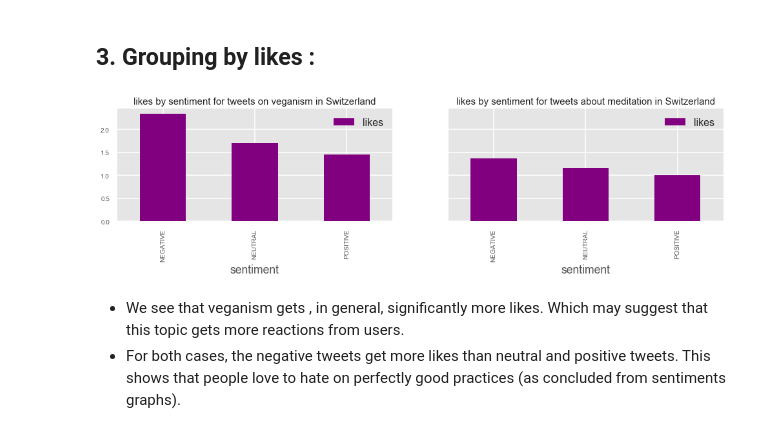
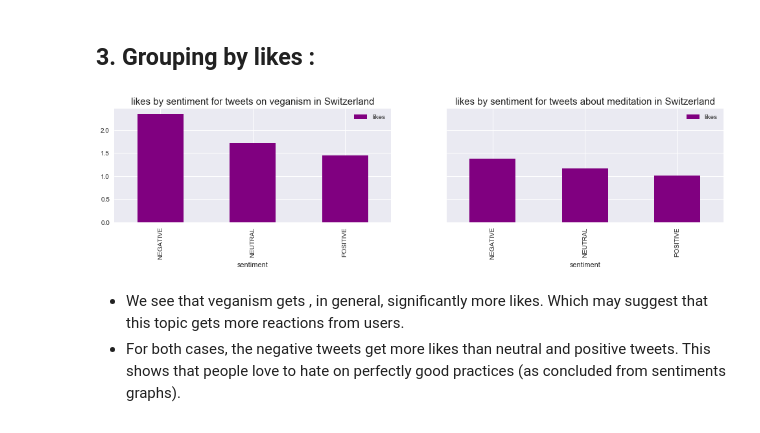
Before and after one commit to Firas11993/ada2017, a Jupyter notebook: Project/Project.ipynb, the cells around one changed output. Drawn from its saved outputs; the diff is of its cells as text; code cells hidden in the pictures.

```diff
--- a/Project/Project.ipynb
+++ b/Project/Project.ipynb
@@ -906,6 +909,6 @@ def barplots(dataframes, titles,figsize):
 dataframes=[[grouped_vegan,grouped_medit],[grouped_paleo,grouped_fast]]
 titles=[['Sentiments by year for veganism','Sentiments by year for meditation'],['Sentiments by year for paleo diet','Sentiments by year for intermittent fasting']]
 barplots(dataframes,titles,(15,10))
-plt.style.use('ggplot')
+plt.style.use('seaborn-deep')
 plt.show()
 # %% [output]
@@ -927,17 +930,17 @@ grouped_medit_likes=data_medit_swiss[['sentiment','likes']].groupby(['sentiment'
 # %%
 #Plots.
 fig, axes = plt.subplots(1,2, figsize=(15,3),sharey=True)
 
 titles=['likes by sentiment for tweets on veganism in Switzerland','likes by sentiment for tweets about meditation in Switzerland']
 grouped_vegan_likes.plot.bar(ax=axes[0],title=titles[0],fontsize=10,color=['purple'])
 grouped_medit_likes.plot.bar(ax=axes[1],title=titles[1],fontsize=10,color=['purple'])
 axes[0].title.set_size(15)
 
 axes[1].title.set_size(15)
-plt.style.use('fivethirtyeight')
+plt.style.use('seaborn-deep')
 plt.show()
 # %% [output]
-[figure, old version]
+[figure, new version]
 # %% [markdown]
 - We see that veganism gets , in general, significantly more likes. Which may suggest that this topic gets more reactions from users.
 - For both cases, the negative tweets get more likes than neutral and positive tweets. This shows that people love to hate on perfectly good practices (as concluded from sentiments graphs).
```
Also changed, not shown: parts of 10 cells of this notebook.
